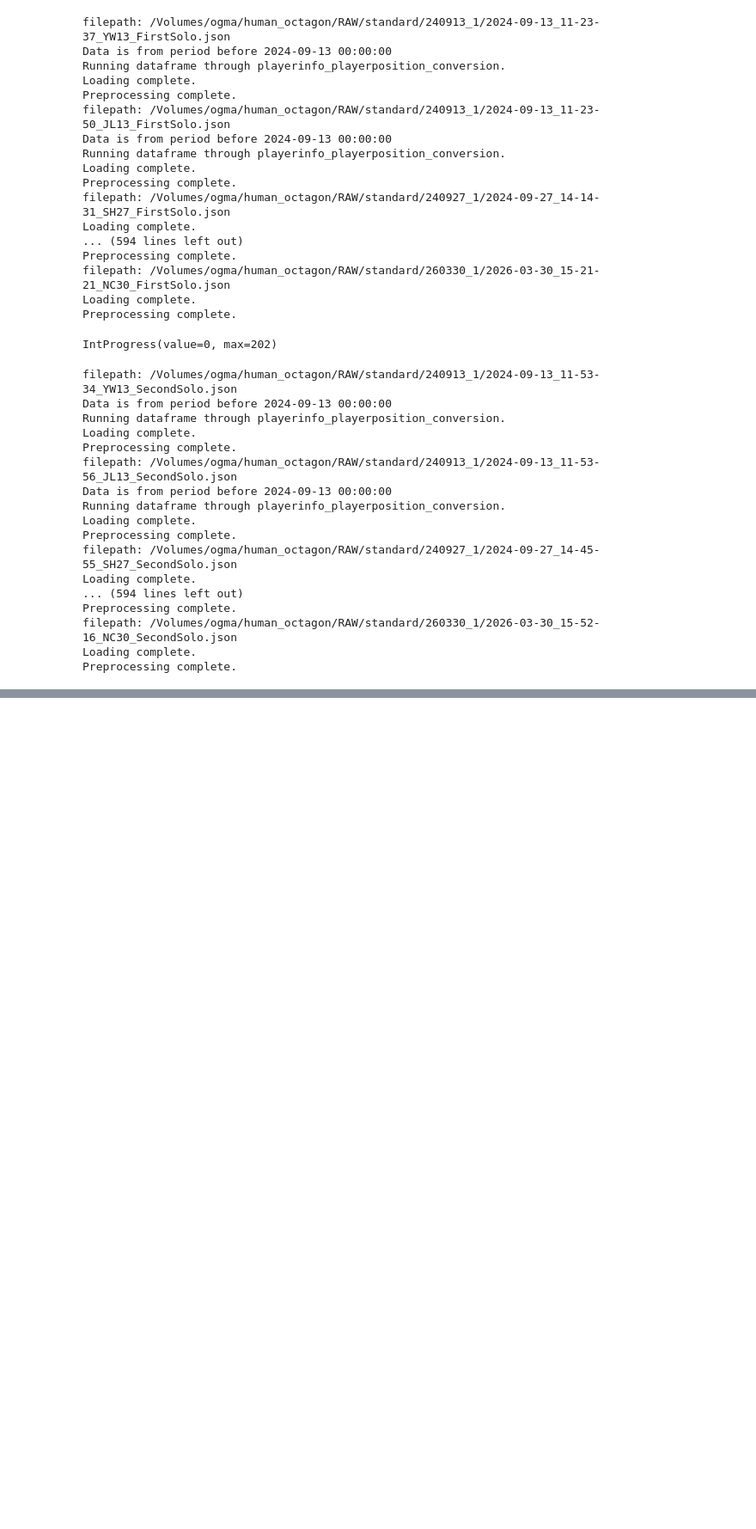
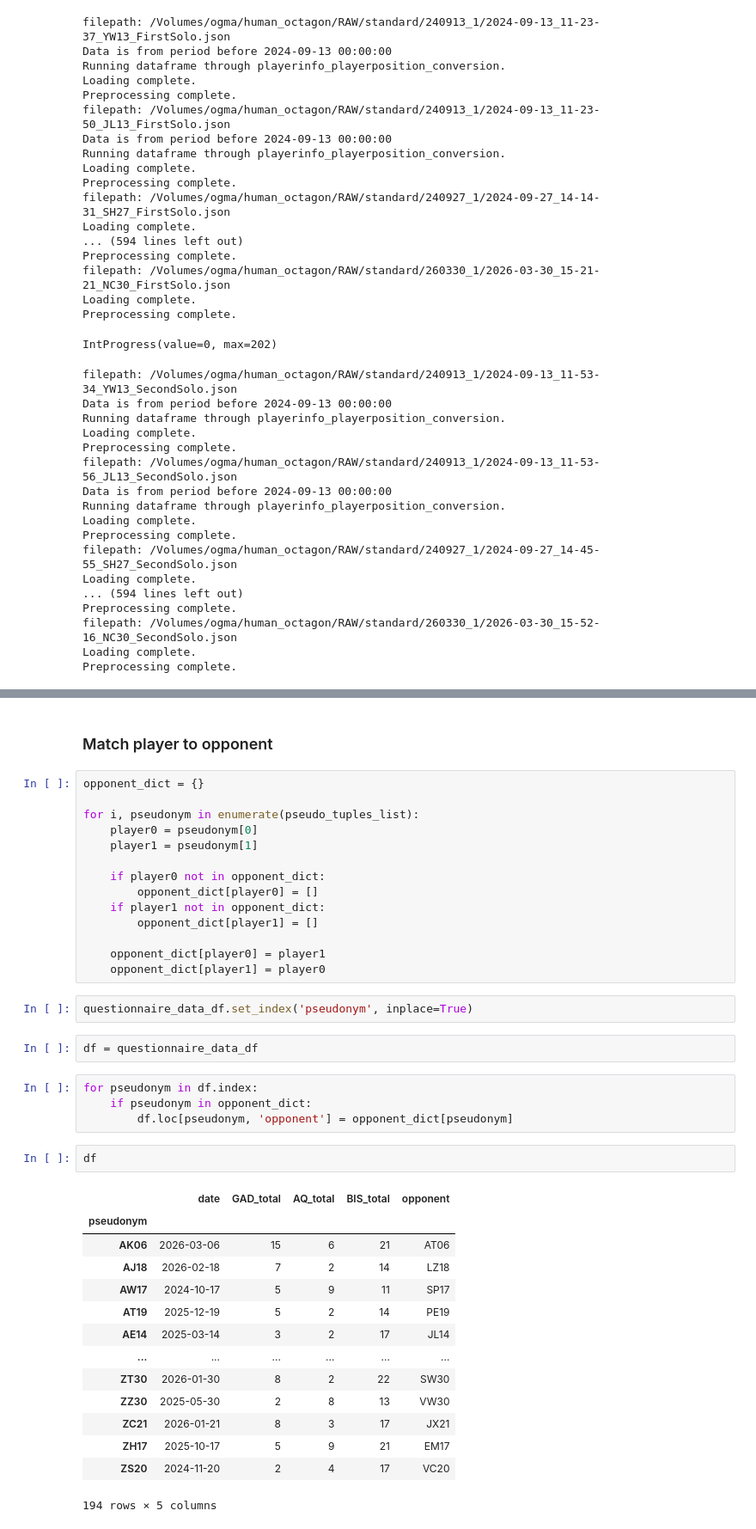
Before and after one commit to tomhagley6/octagon_analysis, a Jupyter notebook: trait_analyses/notebooks/trait_table.ipynb, the cells around one changed output, grey strips where cells are left out. Shown at 86% size. Cells and saved outputs as stored; diff of their text form; blank space fills up the shorter version.

```diff
--- a/trait_analyses/notebooks/trait_table.ipynb
+++ b/trait_analyses/notebooks/trait_table.ipynb
@@ -105,0 +259,41 @@ Preprocessing complete.
+# %% [markdown]
+### Match player to opponent
+# %%
+opponent_dict = {}
+
+for i, pseudonym in enumerate(pseudo_tuples_list):
+    player0 = pseudonym[0]
+    player1 = pseudonym[1]
+
+    if player0 not in opponent_dict:
+        opponent_dict[player0] = []
+    if player1 not in opponent_dict:
+        opponent_dict[player1] = []
+
+    opponent_dict[player0] = player1
+    opponent_dict[player1] = player0
+# %%
+questionnaire_data_df.set_index('pseudonym', inplace=True)
+# %%
+df = questionnaire_data_df
+# %%
+for pseudonym in df.index:
+    if pseudonym in opponent_dict:
+        df.loc[pseudonym, 'opponent'] = opponent_dict[pseudonym]
+# %%
+df
+# %% [output]
+|  | date | GAD_total | AQ_total | BIS_total | opponent |
+| pseudonym |  |  |  |  |  |
+| AK06 | 2026-03-06 | 15 | 6 | 21 | AT06 |
+| AJ18 | 2026-02-18 | 7 | 2 | 14 | LZ18 |
+| AW17 | 2024-10-17 | 5 | 9 | 11 | SP17 |
+| AT19 | 2025-12-19 | 5 | 2 | 14 | PE19 |
+| AE14 | 2025-03-14 | 3 | 2 | 17 | JL14 |
+| ... | ... | ... | ... | ... | ... |
+| ZT30 | 2026-01-30 | 8 | 2 | 22 | SW30 |
+| ZZ30 | 2025-05-30 | 2 | 8 | 13 | VW30 |
+| ZC21 | 2026-01-21 | 8 | 3 | 17 | JX21 |
+| ZH17 | 2025-10-17 | 5 | 9 | 21 | EM17 |
+| ZS20 | 2024-11-20 | 2 | 4 | 17 | VC20 |
+194 rows × 5 columns
```
Also changed, not shown: parts of 39 cells of this notebook, 2 other files.
